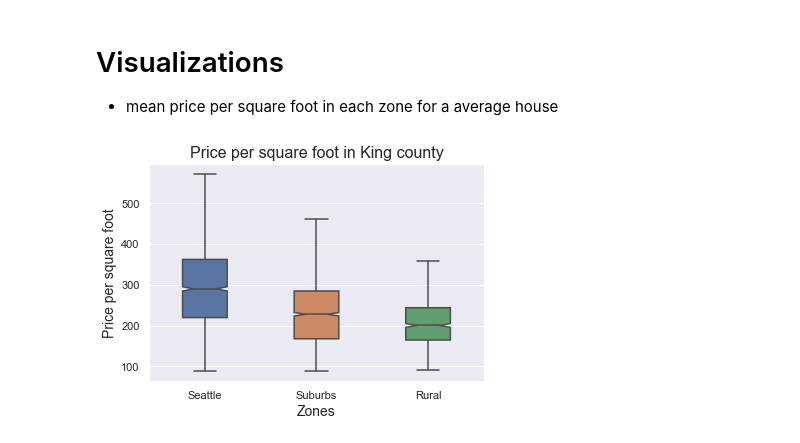
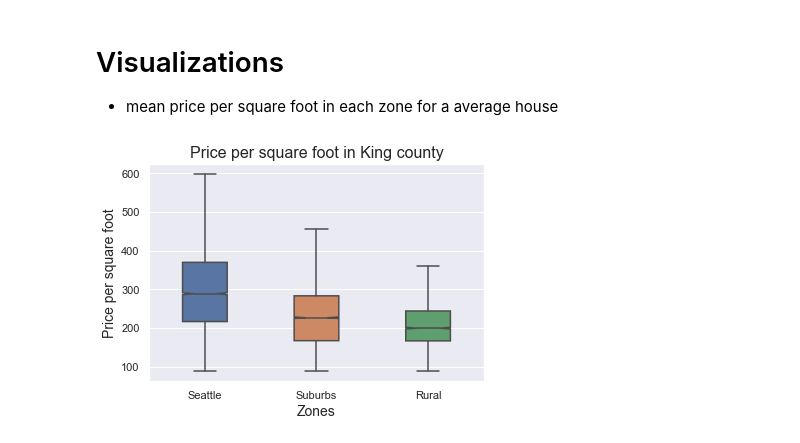
Before and after one commit to btbruno20/Analyzing-King-County-Housing, a Jupyter notebook: king_main.ipynb, the cells around one changed output. Drawn from its saved outputs; the diff is of its cells as text; code cells hidden in the pictures.

```diff
--- a/king_main.ipynb
+++ b/king_main.ipynb
@@ -223,6 +259,8 @@ lr.intercept_
 lr.score(X_train_scaled, y_train_kch)
 # %% [output]
 0.903156750340451
+# %%
+sns.set(style='darkgrid')
 # %%
 #Here is our first model, just a simple linear regression between price and square feet
 # I want to try and bring the R2 value up more
@@ -395,11 +481,11 @@ Name: price, dtype: float64
 - mean price per square foot in each zone for a average house
 # %%
 sns.set(style='darkgrid')
-boxplot = sns.boxplot(x=test_kch['zones'], y=test_kch['price_sqft'], linewidth=1.5,notch=True,showfliers=False,
-                      width =.4, order=['Seattle','Suburbs', 'Rural']);
+boxplot = sns.boxplot(x=df['zones'], y=df['price_sqft'], linewidth=1.5,notch=True,showfliers=False,
+                      width =.4, order=['Seattle','Suburbs','Rural']);
 boxplot.axes.set_title('Price per square foot in King county', fontsize=16)
 boxplot.set_xlabel('Zones', fontsize=14)
 boxplot.set_ylabel('Price per square foot', fontsize=14)
 plt.show()
 # %% [output]
-[figure, old version]
+[figure, new version]
```
Also changed, not shown: parts of 30 cells of this notebook.
